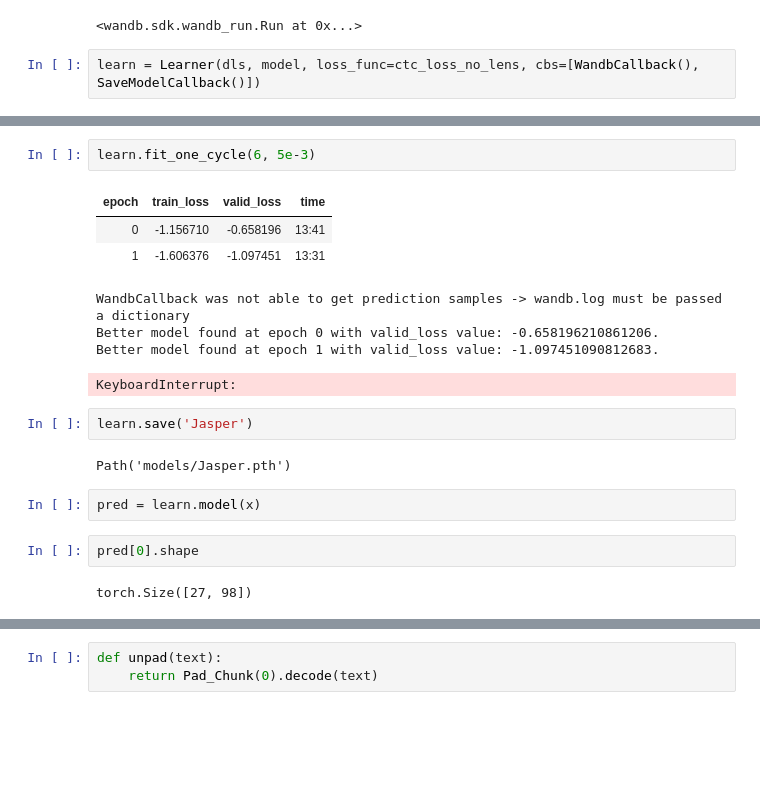
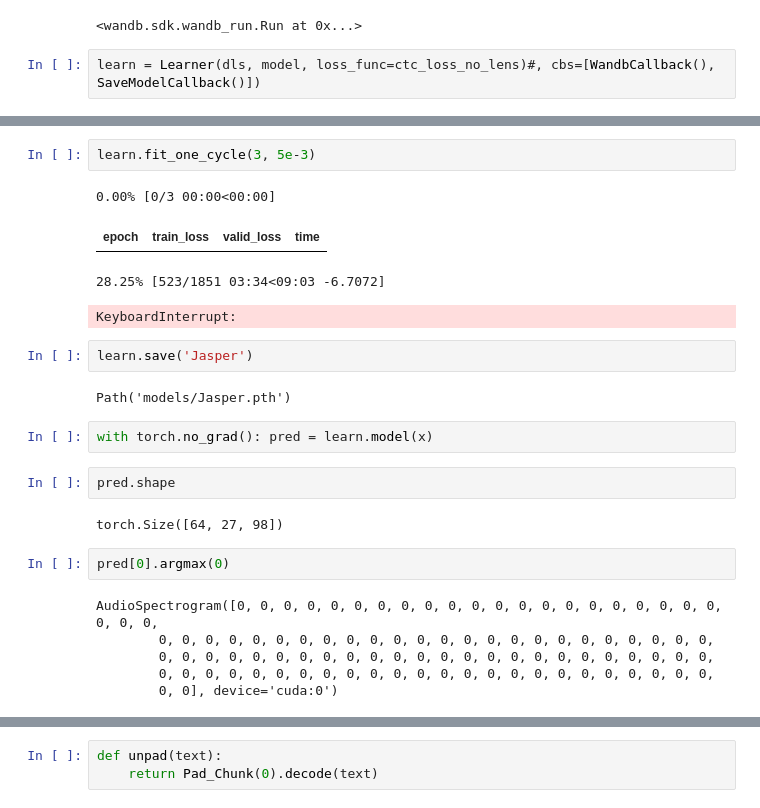
Before and after one commit to mizoru/japanese-ml, a Jupyter notebook: training-jasper.ipynb, the cells around one changed output, grey strips where cells are left out. Drawn from its saved outputs; the diff is of its cells as text; blank space fills up the shorter version.

```diff
--- a/training-jasper.ipynb
+++ b/training-jasper.ipynb
@@ -245,7 +230,7 @@ wandb:  $ pip install wandb --upgrade
 Syncing run silver-sun-1 to Weights & Biases (docs).
 <wandb.sdk.wandb_run.Run at 0x...>
 # %%
-learn = Learner(dls, model, loss_func=ctc_loss_no_lens, cbs=[WandbCallback(), SaveModelCallback()])
+learn = Learner(dls, model, loss_func=ctc_loss_no_lens)#, cbs=[WandbCallback(), SaveModelCallback()])
 # %%
 learn.lr_find()
 # %% [output]
@@ -255,23 +239,28 @@ SuggestedLRs(valley=0.004365158267319202)
 # %%
-learn.fit_one_cycle(6, 5e-3)
+learn.fit_one_cycle(3, 5e-3)
 # %% [output]
+0.00% [0/3 00:00<00:00]
 | epoch | train_loss | valid_loss | time |
-| 0 | -1.156710 | -0.658196 | 13:41 |
-| 1 | -1.606376 | -1.097451 | 13:31 |
-WandbCallback was not able to get prediction samples -> wandb.log must be passed a dictionary
-Better model found at epoch 0 with valid_loss value: -0.658196210861206.
-Better model found at epoch 1 with valid_loss value: -1.097451090812683.
-KeyboardInterrupt:
+28.25% [523/1851 03:34<09:03 -6.7072]
+KeyboardInterrupt:
 # %%
 learn.save('Jasper')
 # %% [output]
 Path('models/Jasper.pth')
 # %%
-pred = learn.model(x)
+with torch.no_grad(): pred = learn.model(x)
 # %%
-pred[0].shape
+pred.shape
 # %% [output]
-torch.Size([27, 98])
+torch.Size([64, 27, 98])
+# %%
+pred[0].argmax(0)
+# %% [output]
+AudioSpectrogram([0, 0, 0, 0, 0, 0, 0, 0, 0, 0, 0, 0, 0, 0, 0, 0, 0, 0, 0, 0, 0, 0, 0, 0,
+        0, 0, 0, 0, 0, 0, 0, 0, 0, 0, 0, 0, 0, 0, 0, 0, 0, 0, 0, 0, 0, 0, 0, 0,
+        0, 0, 0, 0, 0, 0, 0, 0, 0, 0, 0, 0, 0, 0, 0, 0, 0, 0, 0, 0, 0, 0, 0, 0,
+        0, 0, 0, 0, 0, 0, 0, 0, 0, 0, 0, 0, 0, 0, 0, 0, 0, 0, 0, 0, 0, 0, 0, 0,
+        0, 0], device='cuda:0')
 # %%
 [''.join([vocab[i] for i in pred[j].argmax(0)]) for j in range(64)]
 # %% [output]
```
Also changed, not shown: parts of 8 cells of this notebook, 3 other files.
